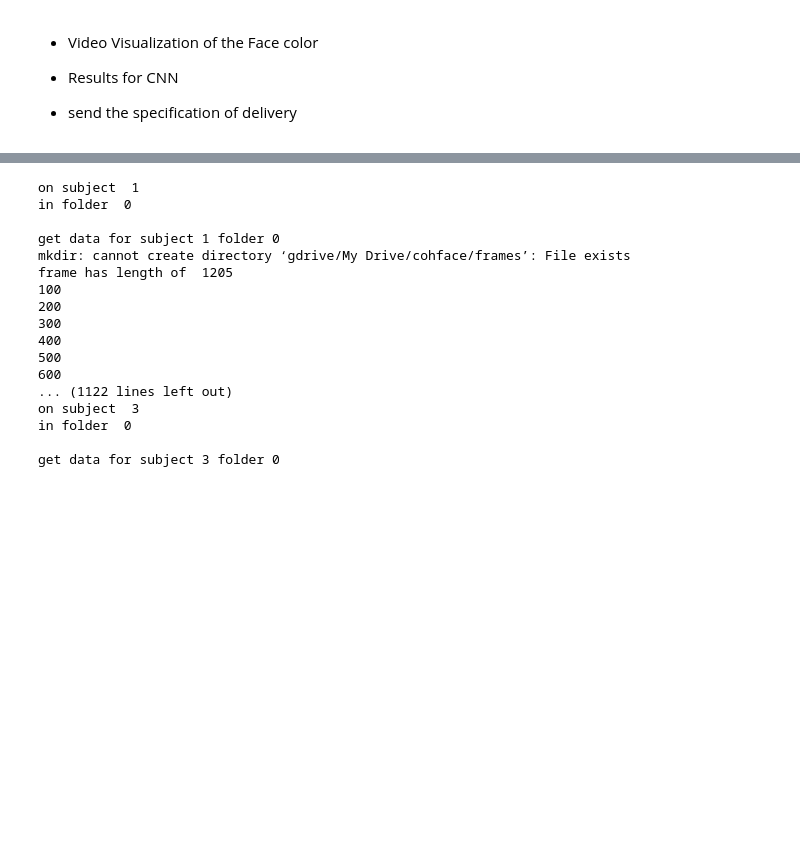
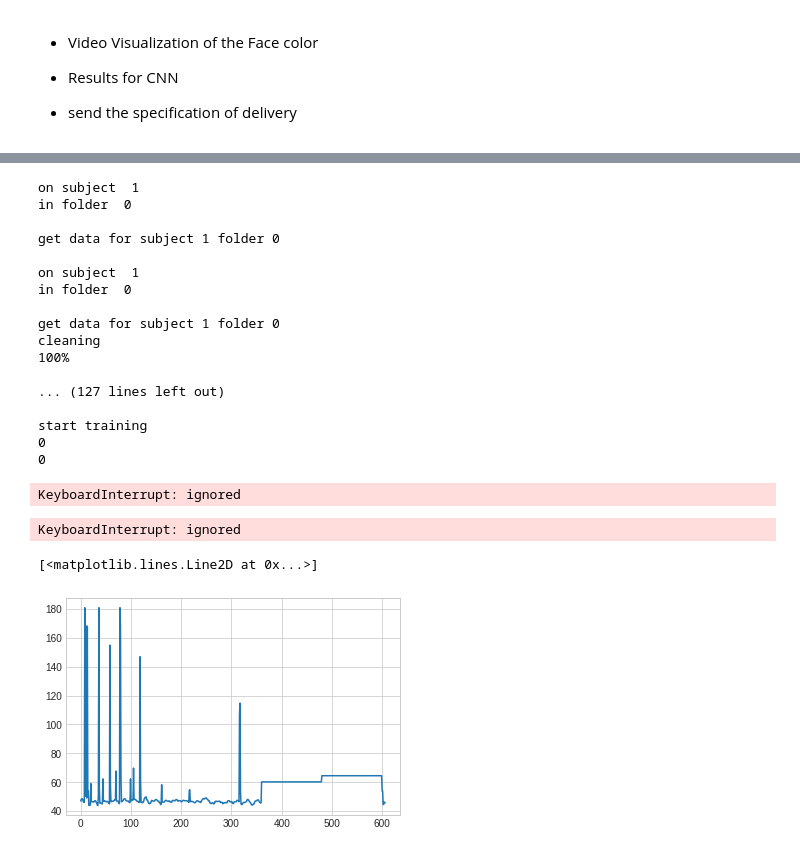
Before and after one commit to marvinmouroum/cv-heart-rate-measurement, a Jupyter notebook: cv_heart_rate_measurement.ipynb, the cells around one changed output, grey strips where cells are left out. Cells and saved outputs as stored; diff of their text form; code cells hidden in the pictures; blank space fills up the shorter version.

```diff
--- a/cv_heart_rate_measurement.ipynb
+++ b/cv_heart_rate_measurement.ipynb
@@ -1154,12 +1062,7 @@ def test(net, cost_function, device='cuda:0'):
 # %%
 def train(net, t_data, t_labels, cost_function,optimizer,batch_size = 5, device='cuda:0'):
-  samples = 0.
-  sequences = 0.
+
   cumulative_loss = 0.
-  cumulative_accuracy = 0.
-  cumulative_seq_accuracy = 0.
-
-  seq = 200
 
   net.train() # Strictly needed if network contains layers which has different behaviours between train and test
 
@@ -1203,3 +1106,10 @@ def train(net, t_data, t_labels, cost_function,optimizer,batch_size = 5, device=
 * Results for CNN
 
 * send the specification of delivery
+# %%
+#preparing the data
+for s in range(10,39):
+  print('\non subject ', s)
+  for f in range(0,4):
+    print('in folder ', f)
+    _= prepare_data(s,f)
@@ -1206,9 +1137,22 @@ def train(net, t_data, t_labels, cost_function,optimizer,batch_size = 5, device=
+# %%
+with open('gdrive/My\ Drive/Project/Extractor_1_3, 'rb') as f:
+    x = pickle.load(f)
+load = True
 # %%
-losses = []
-net = Extractor()
+import warnings
+warnings.simplefilter('ignore', np.RankWarning)
+
+
+if load:
+  net = x
+else:
+  net = Extractor()
+  net.name = "Extractor_1_3"
+
 net.to('cuda:0')
 
-for s in range(1,25):
+
+for s in range(1,3):
   print('\non subject ', s)
   for f in range(0,4):
     print('in folder ', f)
@@ -1226,25 +1170,31 @@ for s in range(1,25):
       L = train(net,imgs[i:i+step],labels[i:i+step],get_cost_function(),optimizer=get_optimizer(net),batch_size = 5)
       losses.append(L)
 
+    net.save()
+
 plt.plot(losses)
 # %% [output]
 on subject  1
 in folder  0
 
 get data for subject 1 folder 0
-mkdir: cannot create directory ‘gdrive/My Drive/cohface/frames’: File exists
-frame has length of  1205
-100
-200
-300
-400
-500
-600
-... (1122 lines left out)
-on subject  3
+
+on subject  1
 in folder  0
 
-get data for subject 3 folder 0
+get data for subject 1 folder 0
+cleaning
+100%
+
+... (127 lines left out)
+
+start training
+0
+0
+KeyboardInterrupt: ignored
+KeyboardInterrupt: ignored
 # %%
 plt.plot(losses)
-losses
+# %% [output]
+[<matplotlib.lines.Line2D at 0x...>]
+[figure, added]
```
Also changed, not shown: parts of 26 cells of this notebook.
